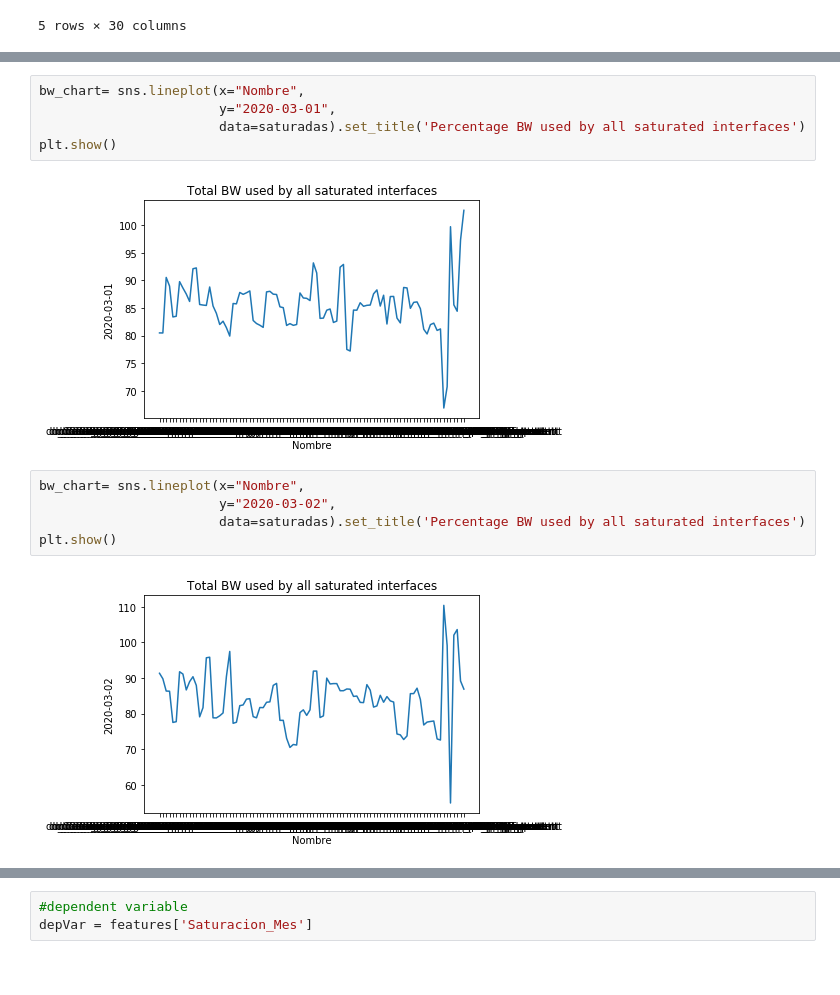
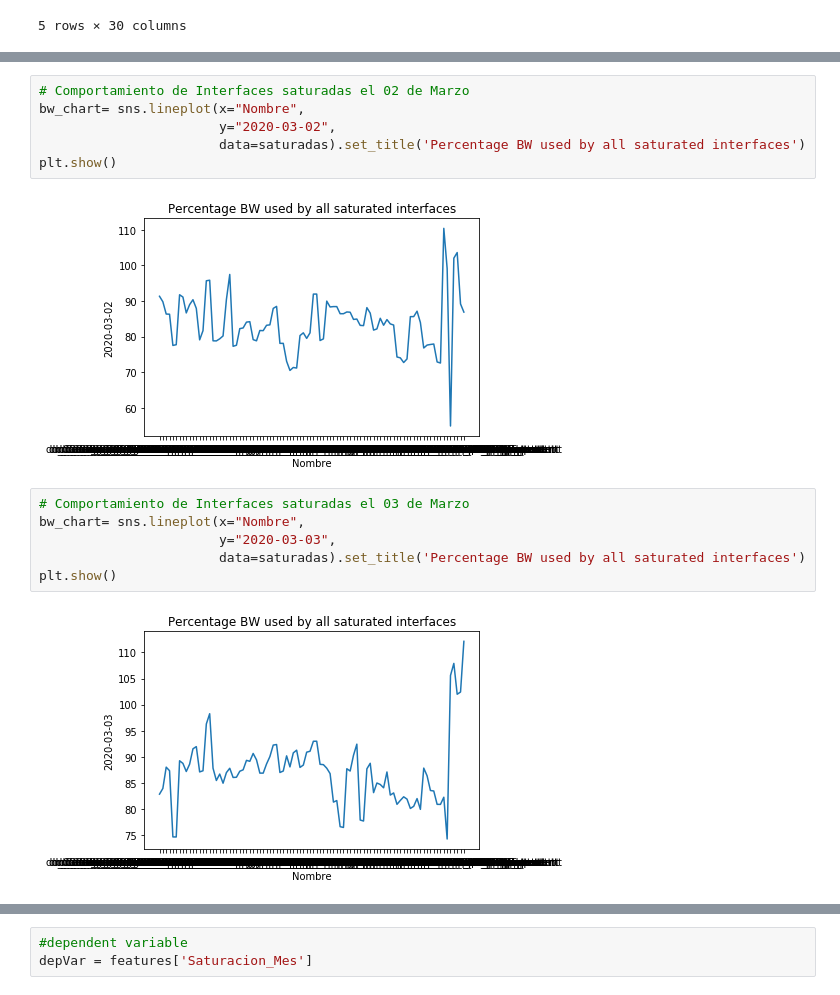
Before and after one commit to acorderor/XTOL-Final-Project, a Jupyter notebook: FinalProject.ipynb, the cells around one changed output, grey strips where cells are left out. Cells and saved outputs as stored; diff of their text form.

```diff
--- a/FinalProject.ipynb
+++ b/FinalProject.ipynb
@@ -264,15 +280,17 @@ saturadas.head()
 # %%
+# Comportamiento de Interfaces saturadas el 02 de Marzo
 bw_chart= sns.lineplot(x="Nombre",
-                       y="2020-03-01",
+                       y="2020-03-02",
                        data=saturadas).set_title('Percentage BW used by all saturated interfaces')
 plt.show()
 # %% [output]
-[figure, old version]
+[figure, new version]
 # %%
+# Comportamiento de Interfaces saturadas el 03 de Marzo
 bw_chart= sns.lineplot(x="Nombre",
-                       y="2020-03-02",
+                       y="2020-03-03",
                        data=saturadas).set_title('Percentage BW used by all saturated interfaces')
 plt.show()
 # %% [output]
-[figure, old version]
+[figure, new version]
 # %%
```
Also changed, not shown: parts of 15 cells of this notebook.
